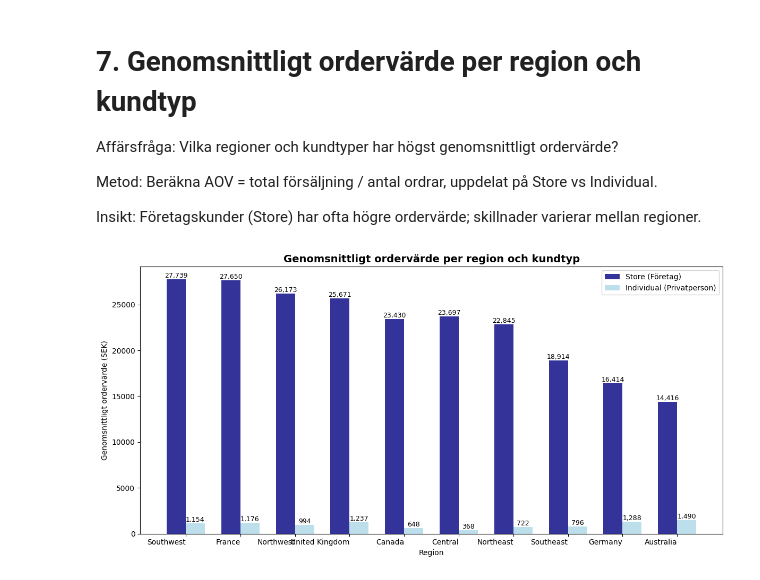
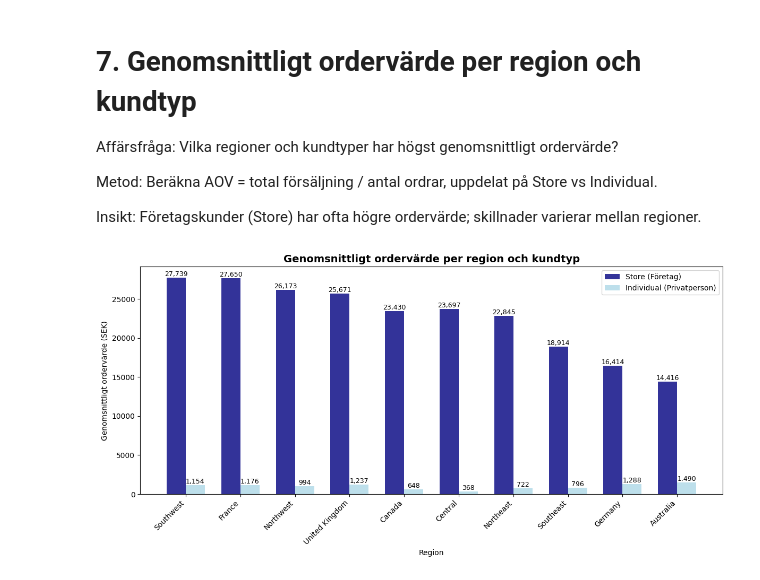
Before and after one commit to sayedjawid/sql_project, a Jupyter notebook: notebooks/analys.ipynb, the cells around one changed output. Cells and saved outputs as stored; diff of their text form; code cells hidden in the pictures.

Commit message:
changed xticklabeles to 45 degre

```diff
--- a/notebooks/analys.ipynb
+++ b/notebooks/analys.ipynb
@@ -415,32 +415,32 @@ fig, ax = plt.subplots(figsize=(12, 6))
 # Plotta grupperat stapeldiagram
 x = range(len(pivot_df))
 width = 0.35
 
 bars1 = ax.bar([i - width/2 for i in x], pivot_df['Store'],
                width=width, label='Store (Företag)', color='navy', alpha=0.8)
 bars2 = ax.bar([i + width/2 for i in x], pivot_df['Individual'],
                width=width, label='Individual (Privatperson)', color='lightblue', alpha=0.8)
 
 # Sätt etiketter och titel
 ax.set_xticks(x)
-ax.set_xticklabels(pivot_df.index, ha='right')
+ax.set_xticklabels(pivot_df.index, ha='right', rotation=45)
 ax.set_xlabel('Region')
 ax.set_ylabel('Genomsnittligt ordervärde (SEK)')
 ax.set_title('Genomsnittligt ordervärde per region och kundtyp', fontsize=14, fontweight='bold')
 ax.legend()
 
 # Lägg till värden på staplarna
 for bars in [bars1, bars2]:
     for bar in bars:
         height = bar.get_height()
         if not pd.isna(height):
             ax.text(bar.get_x() + bar.get_width()/2, height,
                    f'{height:,.0f}', ha='center', va='bottom', fontsize=9)
 
 # Justera layout
 plt.tight_layout()
 
 # Visa diagrammet
 plt.show()
 # %% [output]
-[figure, old version]
+[figure, new version]
```
